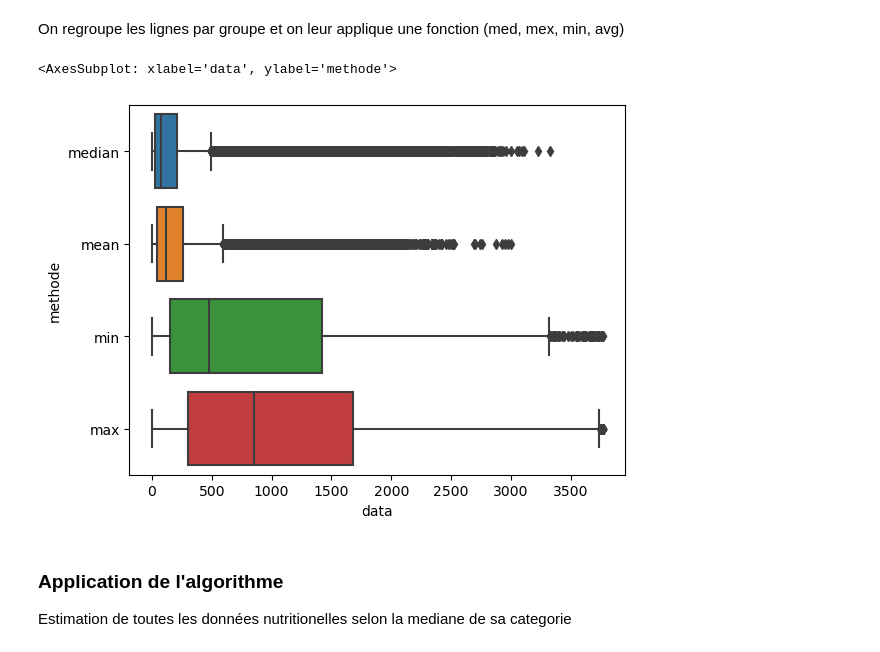
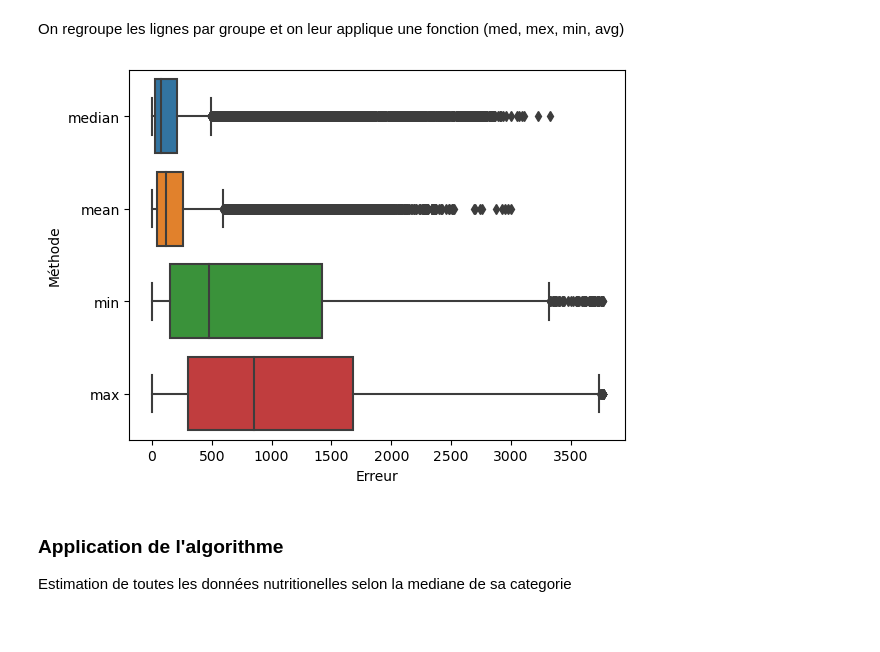
Before and after one commit to CeVague/Projet_3-Concevez_application_pour_sante_publique, a Jupyter notebook: Nettoyage.ipynb, the cells around one changed output. Cells and saved outputs as stored; diff of their text form; code cells hidden in the pictures.

```diff
--- a/Nettoyage.ipynb
+++ b/Nettoyage.ipynb
@@ -567,9 +567,13 @@ for methode, nom in [(pd.Series.median, 'median'), (pd.Series.mean, 'mean'), (pd
     '''
 # %%
 sns.boxplot(data=dataCompare, x='data', y='methode')
+
+plt.ylabel("Méthode")
+plt.xlabel("Erreur")
+
+plt.show()
 # %% [output]
-<AxesSubplot: xlabel='data', ylabel='methode'>
-[figure, old version]
+[figure, new version]
 # %% [markdown]
 ### Application de l'algorithme
 Estimation de toutes les données nutritionelles selon la mediane de sa categorie
```
Also changed, not shown: parts of 15 cells of this notebook.
